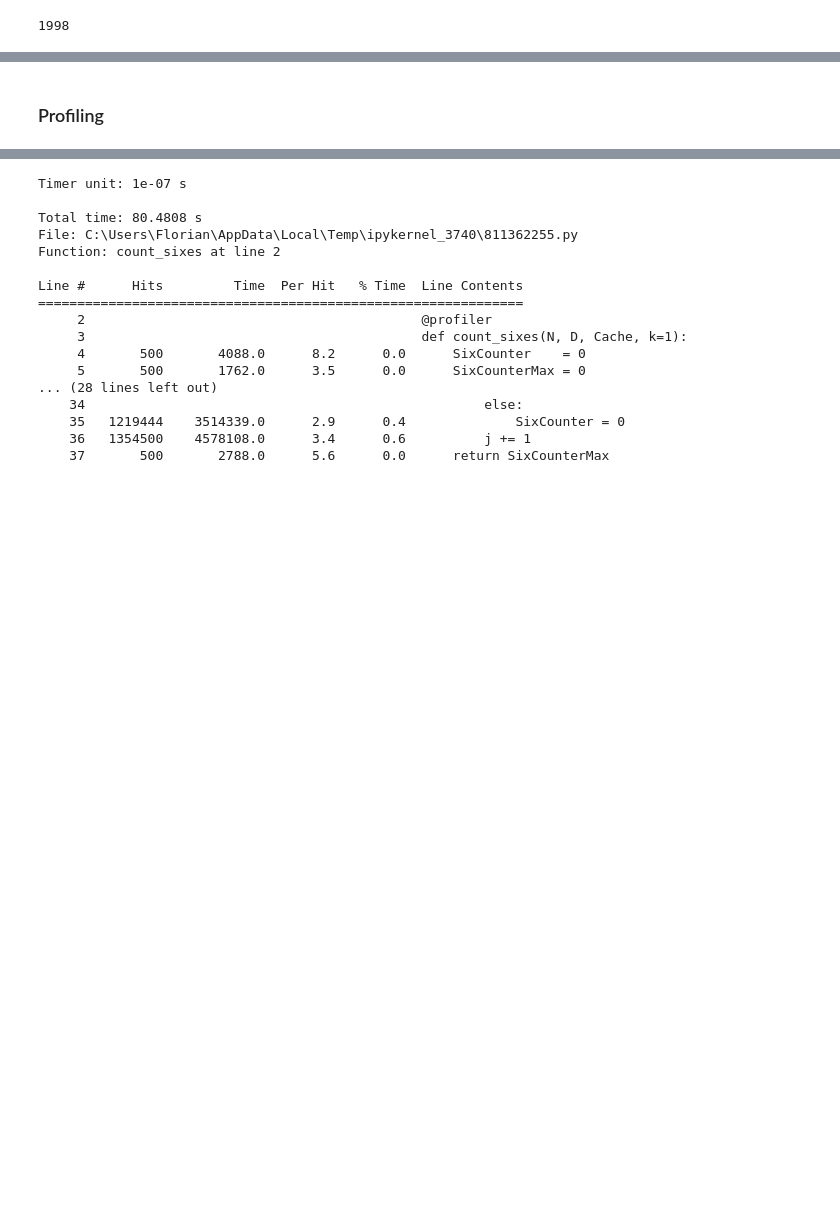
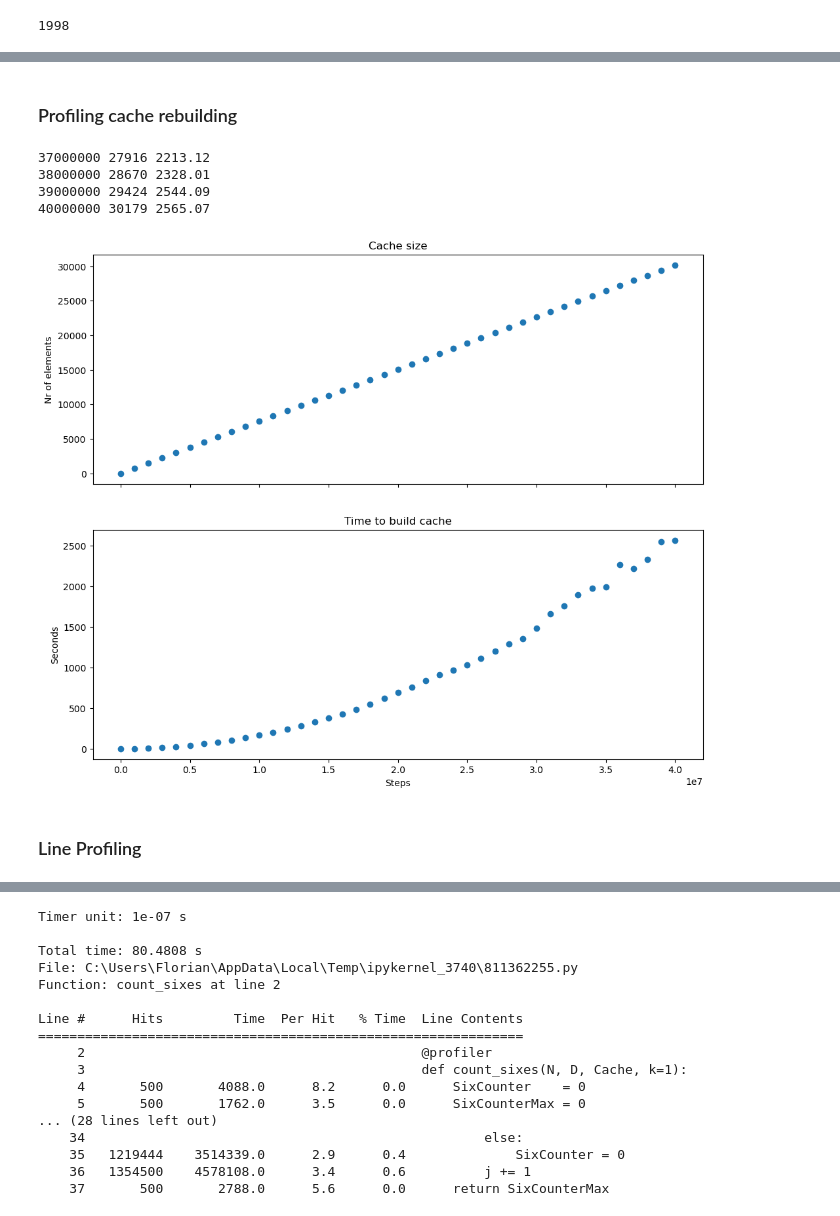
Before and after one commit to flpeters/Goliath-Numbers, a Jupyter notebook: Main.ipynb, the cells around one changed output, grey strips where cells are left out. Saved outputs shown, nothing was run; the diff lists cells and outputs as text; code cells hidden in the pictures; blank space fills up the shorter version.

```diff
--- a/Main.ipynb
+++ b/Main.ipynb
@@ -75,2 +14,0 @@ https://stackoverflow.com/questions/1686004/fastest-way-to-convert-binary-to-dec
-# %%
-LastNumber = int(PATH.read_text()); LastNumber
@@ -176,9 +27,8 @@ def count_sixes(D, Cache, k=1):
     SixCounter    = 0
     SixCounterMax = 0
     N = 0
-    J = len(Cache)
-    for j in range(J):
-        R = (Cache[j] << 1) | N
+    for (j, R) in enumerate(Cache):
+        R = (R << 1) | N
         if R >= D:
             R = R - D
             N = 1
@@ -361,4 +202,34 @@ VerifyCache(i, Divisor, Cache)
 # %%
 SaveState(i, Cache)
 # %% [markdown]
-### Profiling
+### Profiling cache rebuilding
+# %%
+Steps        = [1, 1000000, 2000000, 3000000, 4000000, 5000000, 6000000, 7000000, 8000000, 9000000, 10000000,
+             11000000, 12000000, 13000000, 14000000, 15000000, 16000000, 17000000, 18000000, 19000000,
+             20000000, 21000000, 22000000, 23000000, 24000000, 25000000, 26000000, 27000000, 28000000, 29000000,
+             30000000, 31000000, 32000000, 33000000, 34000000, 35000000, 36000000, 37000000, 38000000, 39000000, 40000000]
+CacheSizes   = [1, 755, 1509, 2264, 3018, 3773, 4527, 5282, 6036, 6791, 7545, 8300, 9054, 9808, 10563,
+                11317, 12072, 12826, 13581, 14335, 15090, 15844, 16599, 17353, 18108, 18862, 19616, 20371,
+                21125, 21880, 22634, 23389, 24143, 24898, 25652, 26407, 27161, 27916, 28670, 29424, 30179]
+SecondsTaken = [0, 1.56, 6.25, 14.19, 25.74, 41.11, 59.59, 81.5, 106.54, 134.97, 164.01, 196.6,
+                239.06, 278.46, 325.64, 373.95, 425.8, 479.41, 542.85, 619.86, 691.43, 754.13,
+                836.16, 907.51, 968.34, 1033.97, 1108.73, 1198.13, 1288.36, 1349.05, 1480.99,
+                1656.84, 1757.66, 1891.89, 1972.1, 1987.71, 2263.23, 2213.12, 2328.01, 2544.09, 2565.07]
+
+TestStepSize = 1_000_000
+TestNumber   = 40_000_000
+# %%
+for _ in range(4):
+    TestNumber += TestStepSize
+    t1 = time()
+    _, _, Cache = RebuildCache(TestNumber)
+    T  = round(time() - t1, 2)
+    Steps       .append(TestNumber)
+    CacheSizes  .append(len(Cache))
+    SecondsTaken.append(T)
+    print(TestNumber, len(Cache), T)
+# %% [output]
+37000000 27916 2213.12
+38000000 28670 2328.01
+39000000 29424 2544.09
+40000000 30179 2565.07
@@ -365,3 +238,19 @@ SaveState(i, Cache)
+# %%
+fig, (ax1, ax2) = plt.subplots(2, 1, sharex=True, figsize=(12, 10))
+
+ax1.scatter(Steps, CacheSizes)
+ax1.set_title('Cache size')
+ax1.set_ylabel('Nr of elements')
+
+ax2.scatter(Steps, SecondsTaken)
+ax2.set_title('Time to build cache')
+ax2.set_xlabel('Steps')
+ax2.set_ylabel('Seconds')
+plt.show()
+# %% [output]
+[figure, added]
+# %% [markdown]
+### Line Profiling
 # %%
 profiler.print_stats()
 # %% [output]
```
Also changed, not shown: parts of 37 cells of this notebook, 1 other file.
